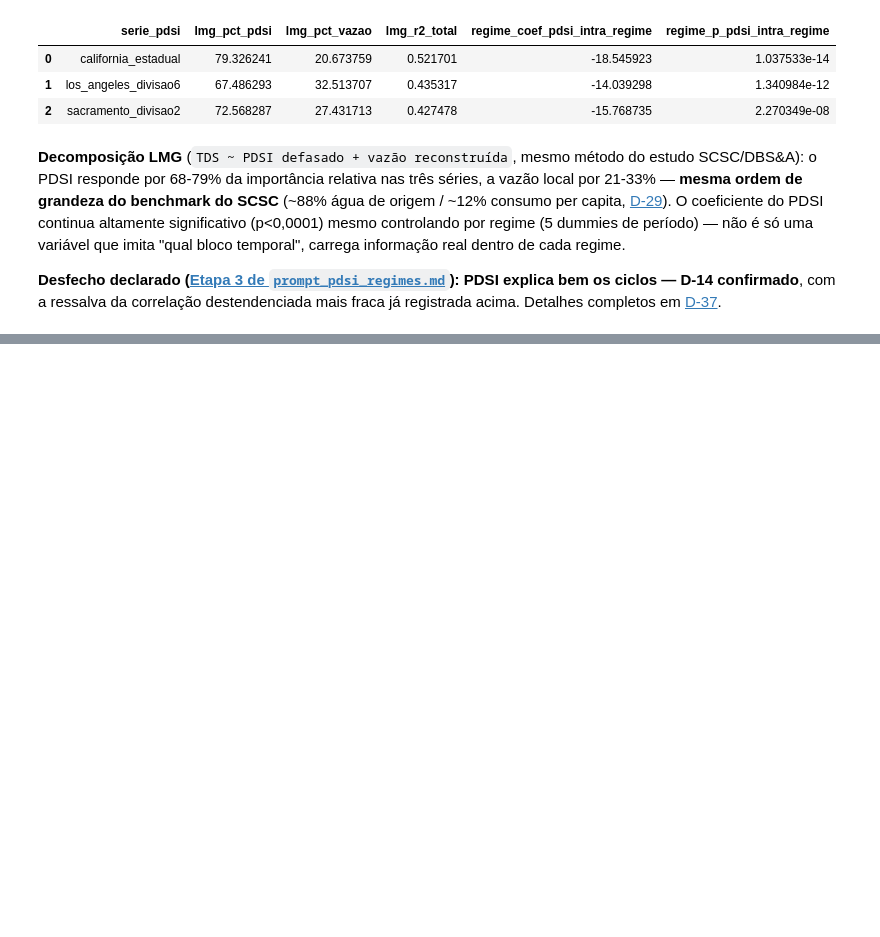
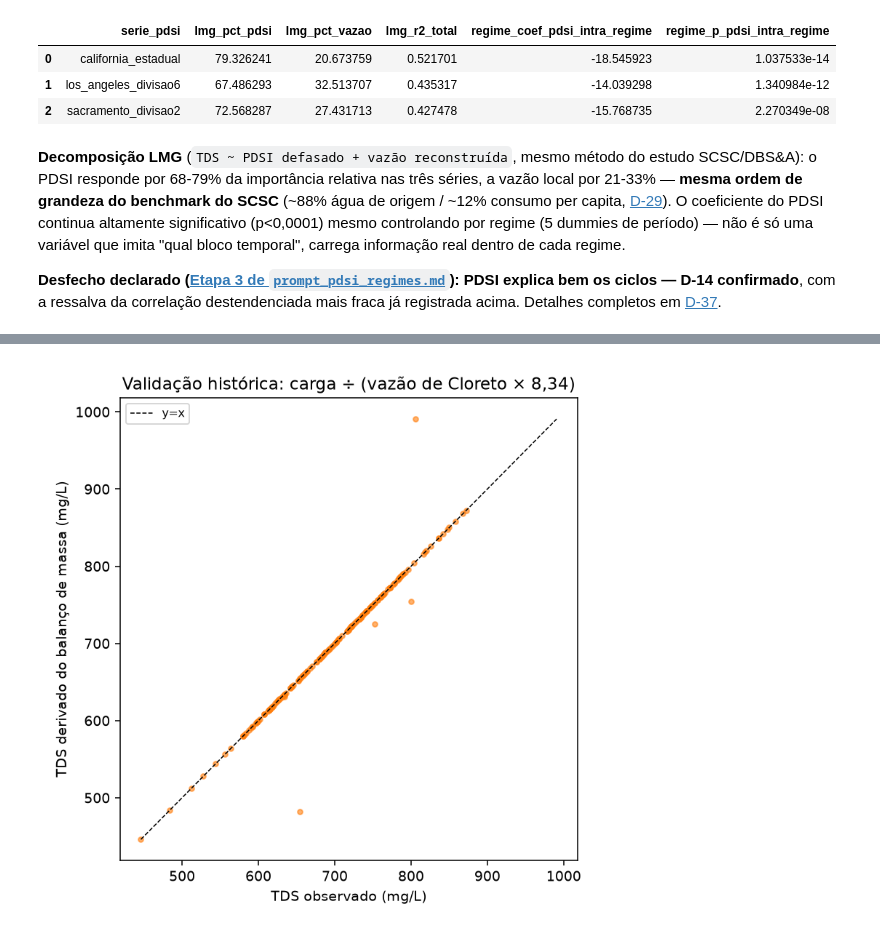
Before and after one commit to igorfnogueira/projeto-aplicado, a Jupyter notebook: notebook.ipynb, the cells around one changed output, grey strips where cells are left out. Cells and saved outputs as stored; diff of their text form; code cells hidden in the pictures; blank space fills up the shorter version.

```diff
--- a/notebook.ipynb
+++ b/notebook.ipynb
@@ -695,0 +774,4 @@ pdsi_res[['serie_pdsi', 'lmg_pct_pdsi', 'lmg_pct_vazao', 'lmg_r2_total',
+# %%
+display(Image(filename='Artigo/images/balanco-massa-validacao.png'))
+# %% [output]
+[figure, added]
```
Also changed, not shown: parts of 15 cells of this notebook, 24 other files.
